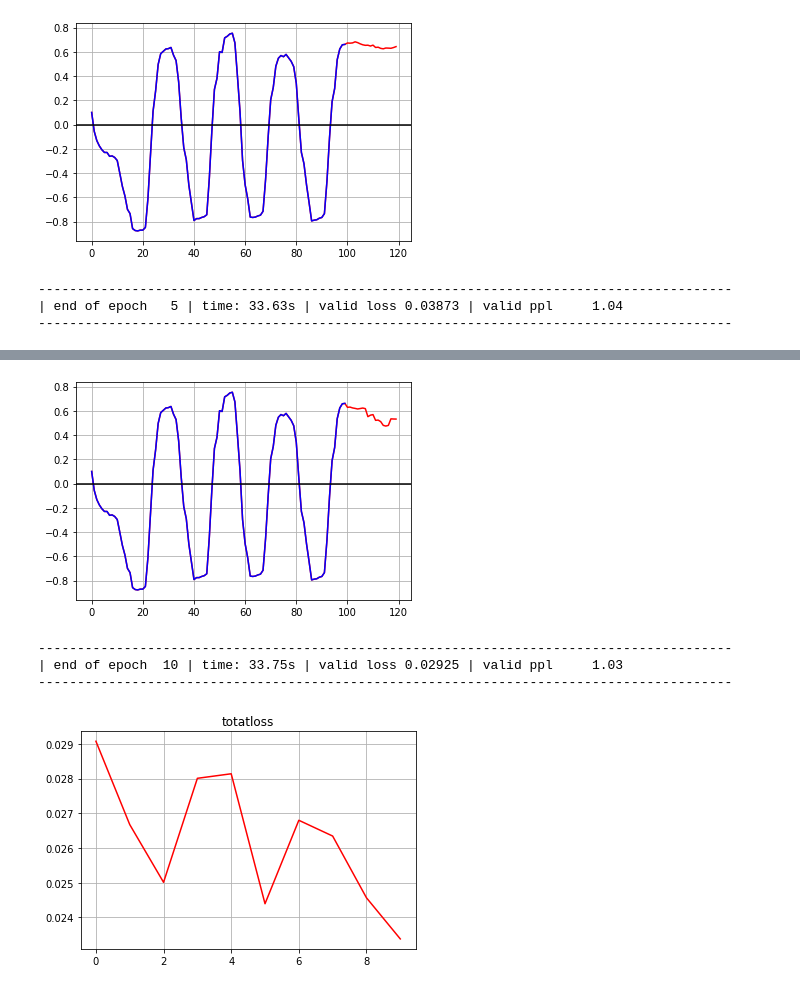
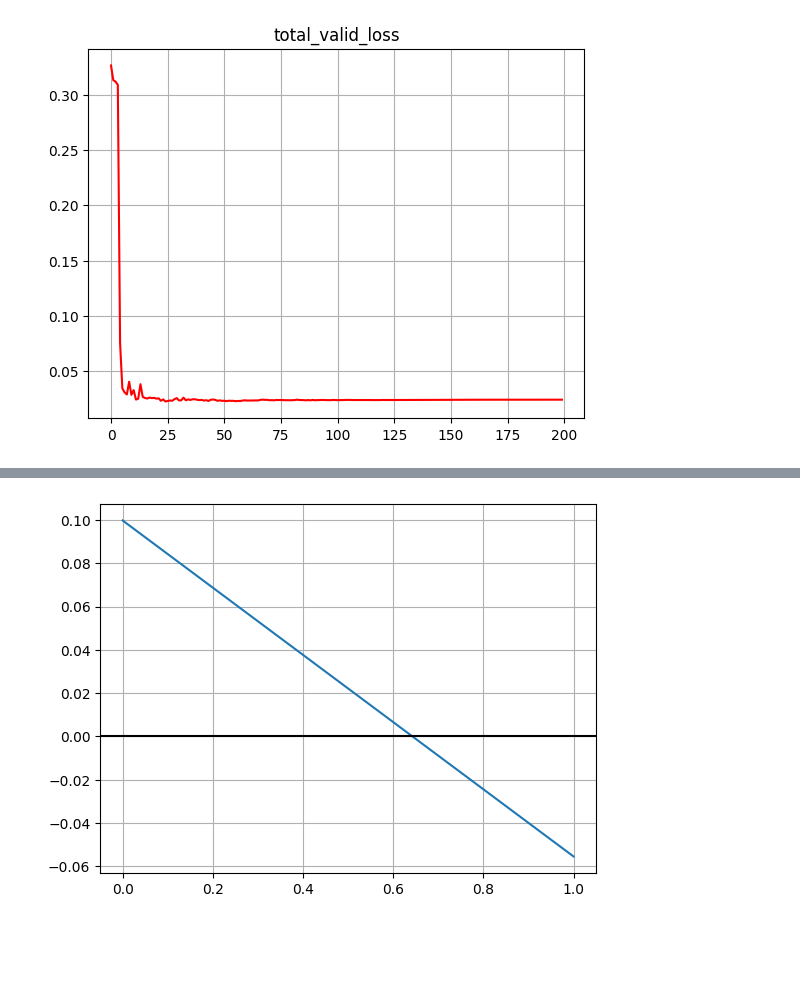
Before and after one commit to axcy0809/MasterThesis, a Jupyter notebook: transformerBuildingEnergy/transformer_buildingEnergy.ipynb, the cells around one changed output, grey strips where cells are left out. Saved outputs shown, nothing was run; the diff lists cells and outputs as text; code cells hidden in the pictures; blank space fills up the shorter version.

Commit message:
add save model and 200 iter

```diff
--- a/transformerBuildingEnergy/transformer_buildingEnergy.ipynb
+++ b/transformerBuildingEnergy/transformer_buildingEnergy.ipynb
@@ -6,7 +6,7 @@ import time
 import math
 from matplotlib import pyplot
 
-input_window = 100 # number of input steps
+input_window = 24 # number of input steps
 output_window = 1 # number of prediction steps, in this model its fixed to one
 block_len = input_window + output_window # for one input-output pair
 batch_size = 10
@@ -227,7 +228,7 @@ optimizer = torch.optim.AdamW(model.parameters(), lr=lr)
 scheduler = torch.optim.lr_scheduler.StepLR(optimizer, 1, gamma=0.95)
 
 best_val_loss = float("inf")
-epochs = 10 # The number of epochs
+epochs = 200 # The number of epochs
 best_model = None
 
 for epoch in range(1, epochs + 1):
@@ -237,7 +238,7 @@ for epoch in range(1, epochs + 1):
     loss.append(val_loss)
     if ( epoch % 5 == 0 ):
         val_loss = plot_and_loss(model, val_data,epoch,criterion)
-        predict_future(model, val_data,20)
+        #predict_future(model, val_data,20)
 
 
     print('-' * 89)
@@ -252,4 +253,5 @@ pyplot.grid(True, which='both')
 pyplot.title("total_valid_loss")
 pyplot.savefig('output/total_valid_loss.png')
 pyplot.show()
+torch.save(model, "model/savedModel_after_{}_epochs.pth".format(epochs))
 # %% [output]
@@ -273,4 +275 @@ pyplot.show()
-[figure, old version]
+[figure, new version]
------------------------------------------------------------------------------------------
-| end of epoch   5 | time: 33.63s | valid loss 0.03873 | valid ppl     1.04
------------------------------------------------------------------------------------------
@@ -294,5 +276,6 @@ pyplot.show()
-[figure, removed]
------------------------------------------------------------------------------------------
-| end of epoch  10 | time: 33.75s | valid loss 0.02925 | valid ppl     1.03
------------------------------------------------------------------------------------------
-[figure, removed]
+# %%
+model = torch.load("model/savedModel_after_200_epochs.pth")
+model.eval()
+predict_future(model, val_data,200,50)
+# %% [output]
+[figure, added]
```
Also changed, not shown: parts of 2 cells of this notebook, 49 other files.
